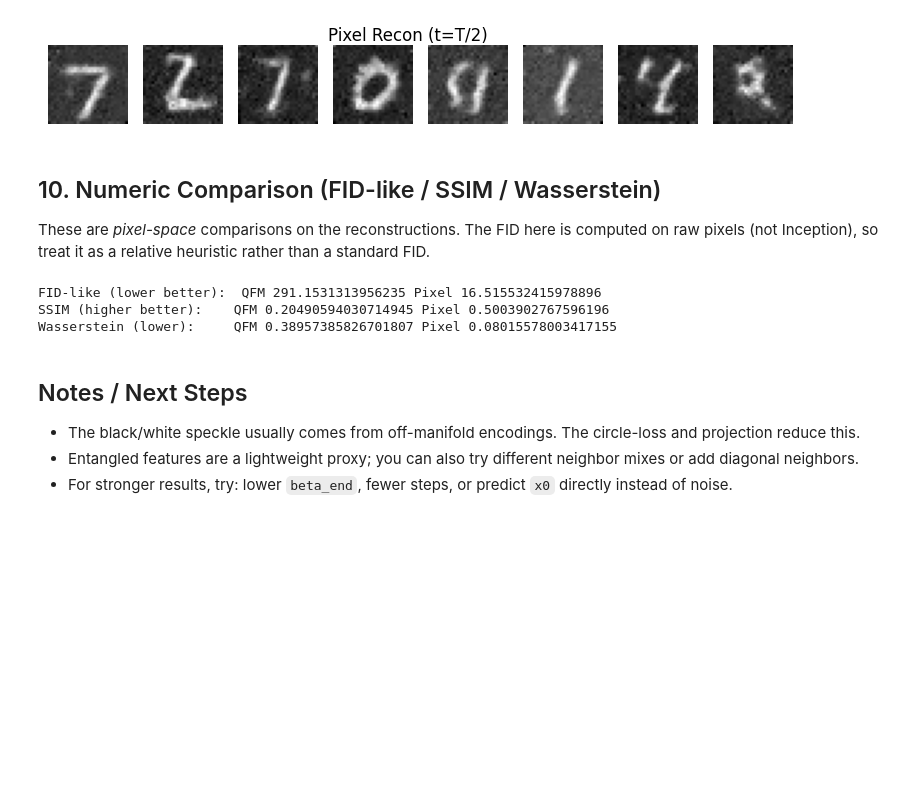
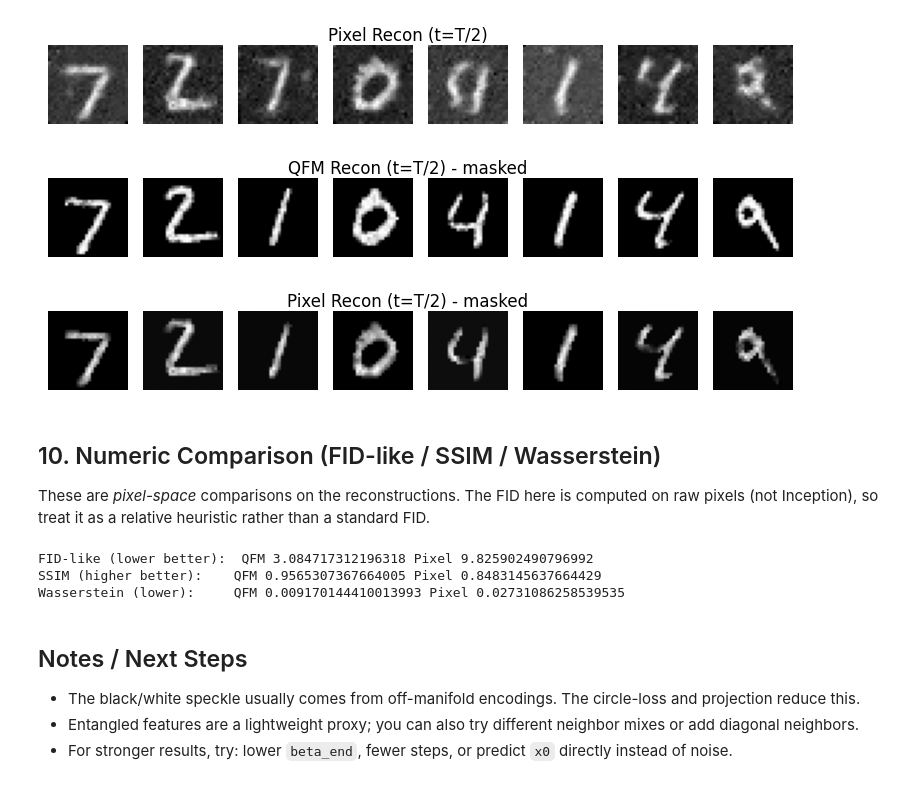
Before and after one commit to mashathepotato/GSoC-Quantum-Diffusion-Model, a Jupyter notebook: notebooks/quantum/hybrid_dm.ipynb, the cells around one changed output. Cells and saved outputs as stored; diff of their text form; code cells hidden in the pictures; blank space fills up the shorter version.

Commit message:
Post processing with masked numbers

```diff
--- a/notebooks/quantum/hybrid_dm.ipynb
+++ b/notebooks/quantum/hybrid_dm.ipynb
@@ -413,6 +413,32 @@ show_grid(rec_px, n=8, title='Pixel Recon (t=T/2)')
 One-step MSE - QFM: 0.38255658745765686 Pixel: 0.028240859508514404
 [figure]
 [figure]
+# %%
+# Mask out non-digit/background pixels before numeric evals
+# We build the mask from the real image and apply it to reconstructions.
+mask_thresh = 0.2  # MNIST digit threshold
+mask_dilate = 0    # dilation radius (pixels)
+
+def make_digit_mask(x, thresh=0.2, dilate=1):
+    # x: (N, 1, H, W) in [0,1]
+    mask = (x > thresh).float()
+    if dilate > 0:
+        # dilation using max-pool
+        mask = F.max_pool2d(mask, kernel_size=2*dilate+1, stride=1, padding=dilate)
+    return mask
+
+digit_mask = make_digit_mask(val_batch, mask_thresh, mask_dilate)
+
+real_masked = val_batch * digit_mask
+rec_img_masked = rec_img * digit_mask
+rec_px_masked = rec_px * digit_mask
+
+# Replot masked reconstructions
+show_grid(rec_img_masked, n=8, title='QFM Recon (t=T/2) - masked')
+show_grid(rec_px_masked, n=8, title='Pixel Recon (t=T/2) - masked')
+# %% [output]
+[figure, added]
+[figure, added]
 # %% [markdown]
 ## 10. Numeric Comparison (FID-like / SSIM / Wasserstein)
 These are *pixel-space* comparisons on the reconstructions. The FID here is computed on raw pixels (not Inception),
@@ -424,9 +450,9 @@ from skimage.metrics import structural_similarity as ssim
 def to_np(x):
     return x.detach().cpu().numpy()
 
-real = to_np(val_batch).squeeze(1)
-qfm = to_np(rec_img).squeeze(1)
-px = to_np(rec_px).squeeze(1)
+real = to_np(real_masked).squeeze(1)
+qfm = to_np(rec_img_masked).squeeze(1)
+px = to_np(rec_px_masked).squeeze(1)
 
 # FID-like on raw pixels
 mu_r, sig_r = calculate_statistics(real)
@@ -447,9 +473,9 @@ print('FID-like (lower better):  QFM', fid_qfm, 'Pixel', fid_px)
 print('SSIM (higher better):    QFM', ssim_qfm, 'Pixel', ssim_px)
 print('Wasserstein (lower):     QFM', w_qfm, 'Pixel', w_px)
 # %% [output]
-FID-like (lower better):  QFM 291.1531313956235 Pixel 16.515532415978896
-SSIM (higher better):    QFM 0.20490594030714945 Pixel 0.5003902767596196
-Wasserstein (lower):     QFM 0.38957385826701807 Pixel 0.08015578003417155
+FID-like (lower better):  QFM 3.084717312196318 Pixel 9.825902490796992
+SSIM (higher better):    QFM 0.9565307367664005 Pixel 0.8483145637664429
+Wasserstein (lower):     QFM 0.009170144410013993 Pixel 0.02731086258539535
 # %% [markdown]
 ## Notes / Next Steps
 - The black/white speckle usually comes from off-manifold encodings. The circle-loss and projection reduce this.
```
